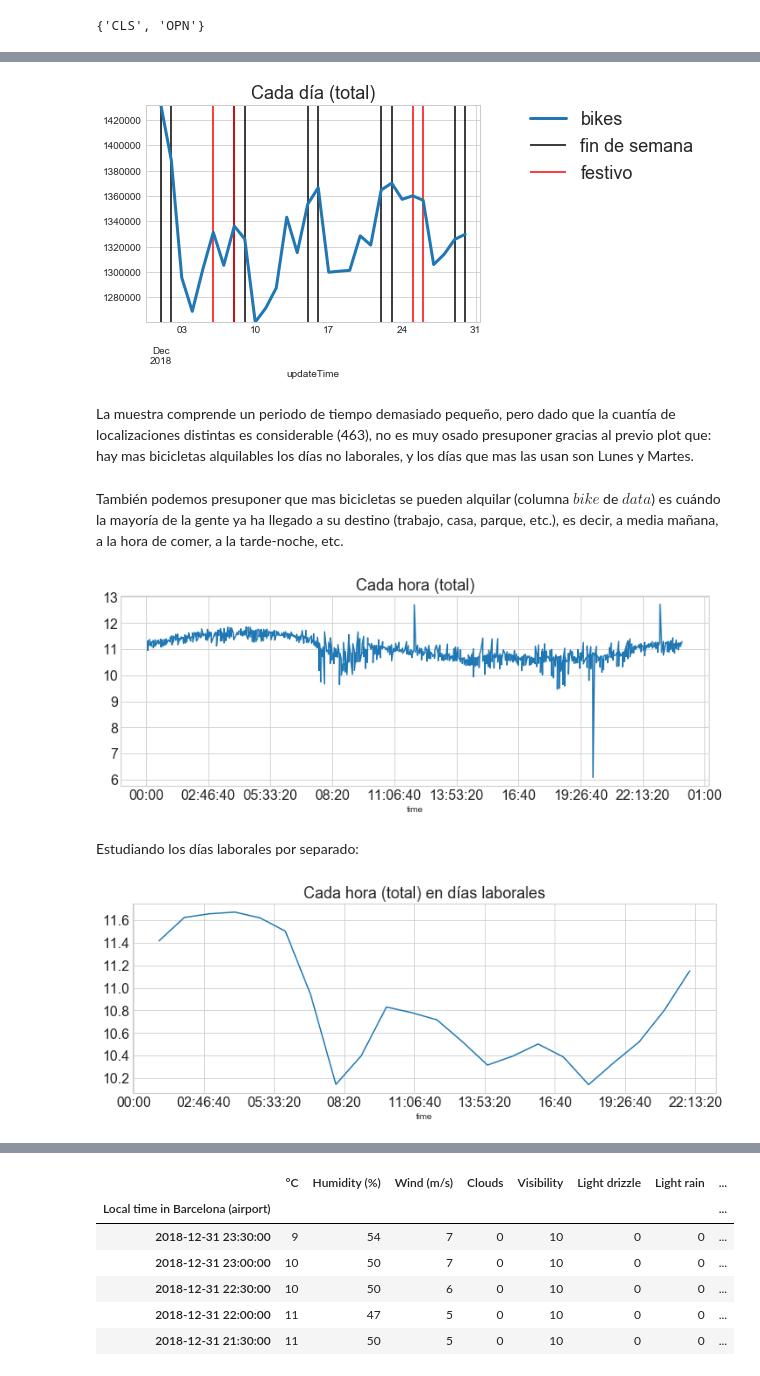
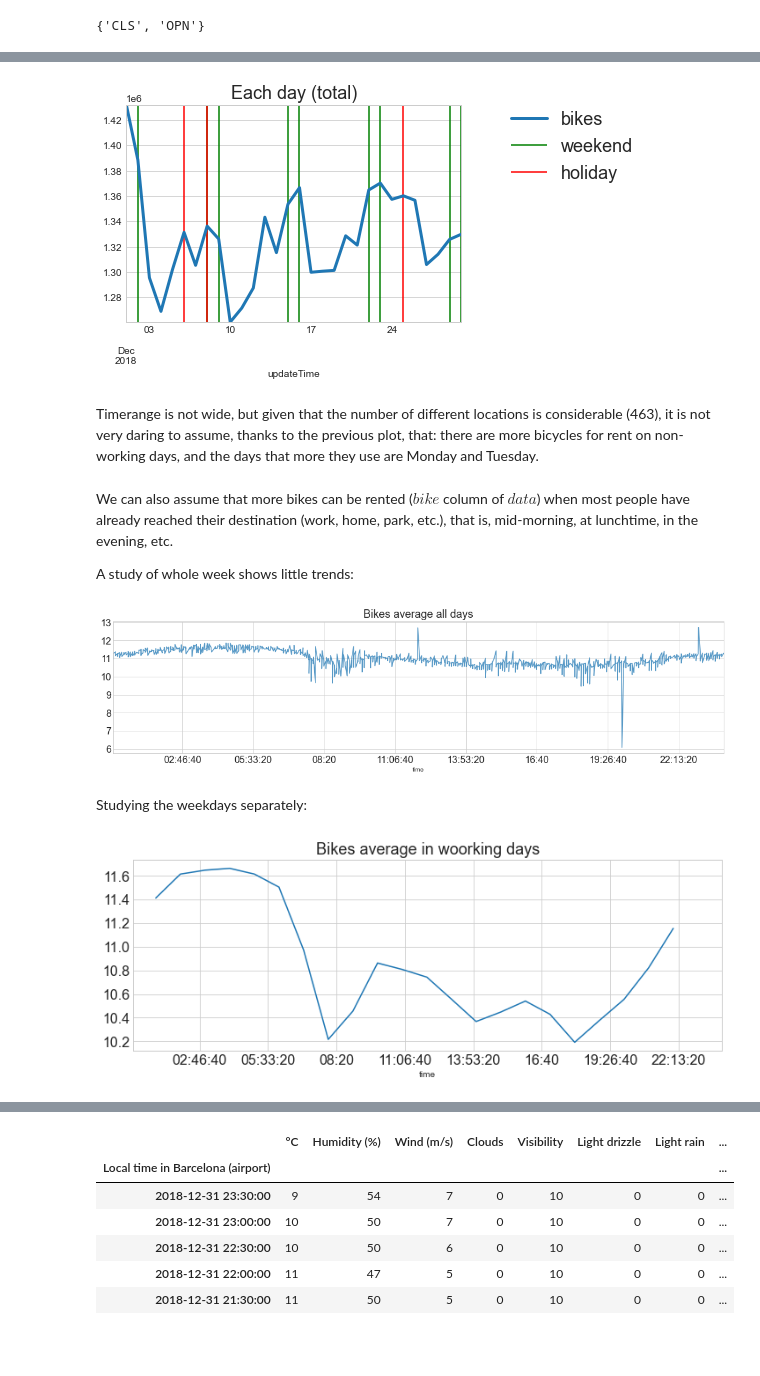
Before and after one commit to juanMarinero/bicingBarcelona, a Jupyter notebook: main.ipynb, the cells around one changed output, grey strips where cells are left out. Cells and saved outputs as stored; diff of their text form; code cells hidden in the pictures; blank space fills up the shorter version.

Commit message:
update whole project

```diff
--- a/main.ipynb
+++ b/main.ipynb
@@ -136,27 +178,30 @@ df_day = add_holidays(pd.DataFrame(df_day));
 # %%
 fig, ax = plt.subplots()
 maxVal = max(df_day['bikes'])
 df_day[['bikes']].plot(ax = ax, linewidth=3)
-ax.vlines(x=df_day.index[(df_day['Saturday']==1) | (df_day['Sunday']==1)], ymin=0, ymax=maxVal, label='fin de semana')
-ax.vlines(x=df_day.index[df_day['holiday']==1], ymin=0, ymax=maxVal, label='festivo', color='r')
+ax.vlines(x=df_day.index[(df_day['Saturday']==1) | (df_day['Sunday']==1)], ymin=0, ymax=maxVal, label='weekend', color='g')
+ax.vlines(x=df_day.index[df_day['holiday']==1], ymin=0, ymax=maxVal, label='holiday', color='r')
 
 ax.set_ylim(min(df_day['bikes']),maxVal);
-ax.set_title('Cada día (total)', fontsize=18);
+ax.set_title('Each day (total)', fontsize=18);
 ax.legend(bbox_to_anchor=(1.1, 1.05), fontsize=18);
 # %% [output]
-[figure, old version]
+[figure, new version]
-# %% [markdown]
-La muestra comprende un periodo de tiempo demasiado pequeño, pero dado que la cuantía de localizaciones distintas es considerable (463), no es muy osado presuponer gracias al previo plot que: hay mas bicicletas alquilables los días no laborales, y los días que mas las usan son Lunes y Martes.
-# %% [markdown]
-También podemos presuponer que mas bicicletas se pueden alquilar (columna $bike$ de $data$) es cuándo la mayoría de la gente ya ha llegado a su destino (trabajo, casa, parque, etc.), es decir, a media mañana, a la hora de comer, a la tarde-noche, etc.
+# %% [markdown]
+Timerange is not wide, but given that the number of different locations is considerable (463), it is not very daring to assume, thanks to the previous plot, that: there are more bicycles for rent on non-working days, and the days that more they use are Monday and Tuesday.
+# %% [markdown]
+We can also assume that more bikes can be rented ($bike$ column of $data$) when most people have already reached their destination (work, home, park, etc.), that is, mid-morning, at lunchtime, in the evening, etc.
+
+A study of whole week shows little trends:
 # %%
-ax = df['bikes'].groupby(df.index.time).mean()[1:-1].plot(fontsize=16, figsize=(12,4));
-ax.set_title('Cada hora (total)', fontsize=18);
+ax = df['bikes'].groupby(df.index.time).mean()[1:-1].plot(fontsize=16, figsize=(18,4), alpha=.75);
+ax.set_title('Bikes average all days', fontsize=18);
+ax.set_xlim([min(df.index.time),max(df.index.time)])
 ax.locator_params(nbins=10, axis='x')
 # %% [output]
-[figure, old version]
+[figure, new version]
-# %% [markdown]
-Estudiando los días laborales por separado:
+# %% [markdown]
+Studying the weekdays separately:
 # %%
 # data = get_data()
 df_hour = pd.DataFrame(data["bikes"][data["status"]=='OPN'].resample('H').mean()[1:-1])
@@ -168,7 +213,8 @@ df_hour = add_holidays(pd.DataFrame(df_hour));
 # %%
 df_hour_workday = df_hour[(df_hour['Saturday']!=1) & (df_hour['Sunday']!=1) & (df_hour['holiday']!=1)]
 ax = df_hour_workday['bikes'].groupby(df_hour_workday.index.time).mean()[1:-1].plot(fontsize=16, figsize=(12,4));
-ax.set_title('Cada hora (total) en días laborales', fontsize=18);
+ax.set_title('Bikes average in woorking days', fontsize=18);
+ax.set_xlim([min(df.index.time),max(df.index.time)])
 ax.locator_params(nbins=10, axis='x')
 # %% [output]
-[figure, old version]
+[figure, new version]
```
Also changed, not shown: parts of 121 cells of this notebook, 9 other files.
